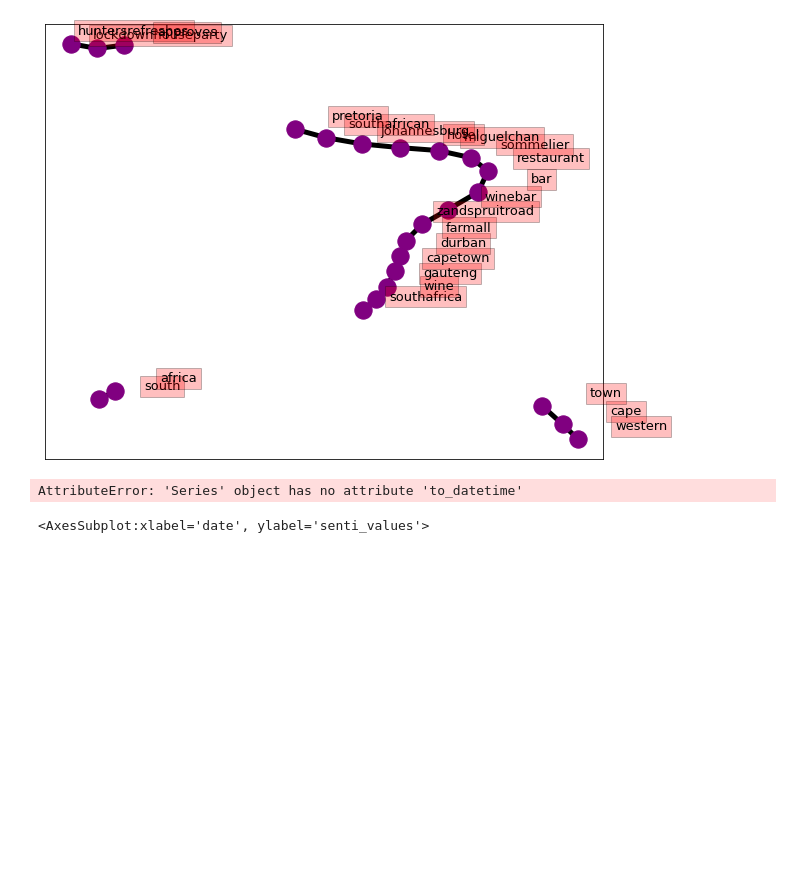
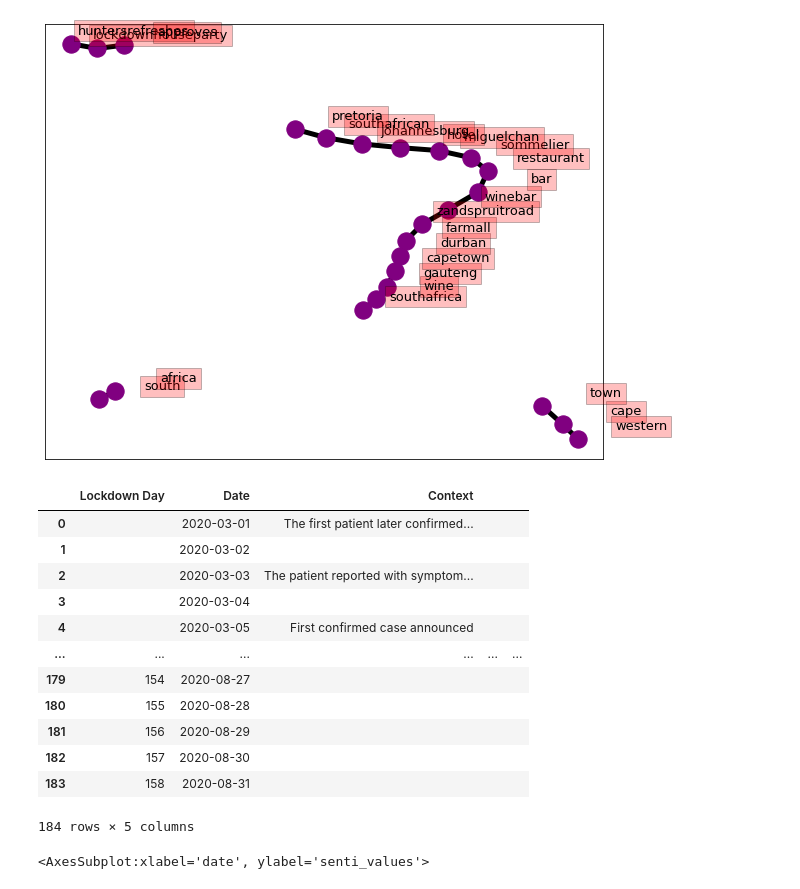
Before and after one commit to tomashege/research_project, a Jupyter notebook: Tomas/notebooks/Analysis.ipynb, the cells around one changed output. Cells and saved outputs as stored; diff of their text form; code cells hidden in the pictures; blank space fills up the shorter version.

```diff
--- a/Tomas/notebooks/Analysis.ipynb
+++ b/Tomas/notebooks/Analysis.ipynb
@@ -160,19 +160,33 @@ tweets['senti_values'] = tweets['tokenised'].apply(lambda x : get_sent(x))
 # %%
 # get the important dates first.
 path = "/Users/tomashegewisch/research_project/Tomas/data/time_line.csv"
 import csv
 time_line = []
 with open(path) as text_file:
     csv_reader = csv.reader(text_file, delimiter=';')
     for i in csv_reader:
         time_line.append(i)
 #time_line[100]
 
 # Encode the date
 time_line = pd.DataFrame(time_line, columns=time_line.pop(0))
-time_line["Date"].to_datetime()
+time_line['Date']= pd.to_datetime(time_line['Date'])
+
+time_line
 # %% [output]
+|  | Lockdown Day | Date | Context |  |  |
+| 0 |  | 2020-03-01 | The first patient later confirmed... |  |  |
+| 1 |  | 2020-03-02 |  |  |  |
+| 2 |  | 2020-03-03 | The patient reported with symptom... |  |  |
+| 3 |  | 2020-03-04 |  |  |  |
+| 4 |  | 2020-03-05 | First confirmed case announced |  |  |
+| ... | ... | ... | ... | ... | ... |
+| 179 | 154 | 2020-08-27 |  |  |  |
+| 180 | 155 | 2020-08-28 |  |  |  |
+| 181 | 156 | 2020-08-29 |  |  |  |
+| 182 | 157 | 2020-08-30 |  |  |  |
+| 183 | 158 | 2020-08-31 |  |  |  |
-AttributeError: 'Series' object has no attribute 'to_datetime'
+184 rows × 5 columns
 # %%
 # Import data
 # x = tweets['date'].values
```
